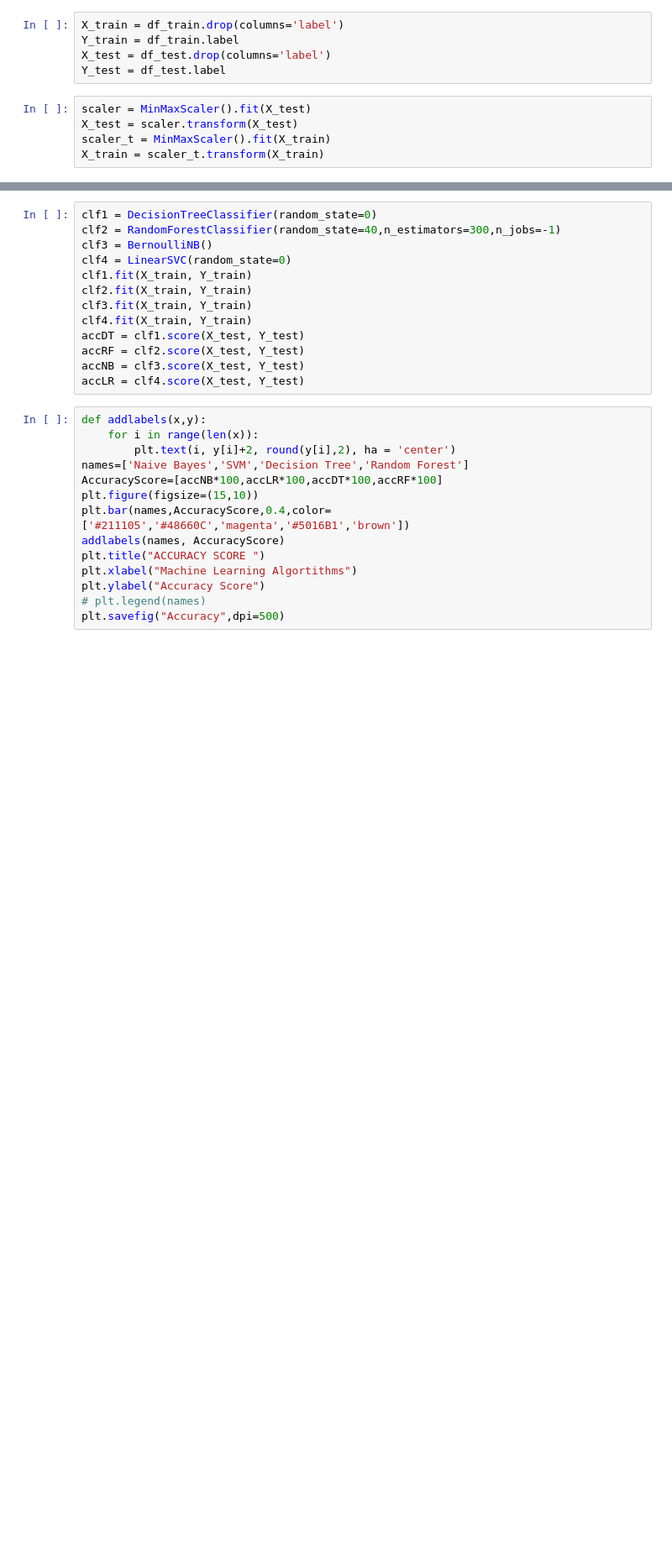
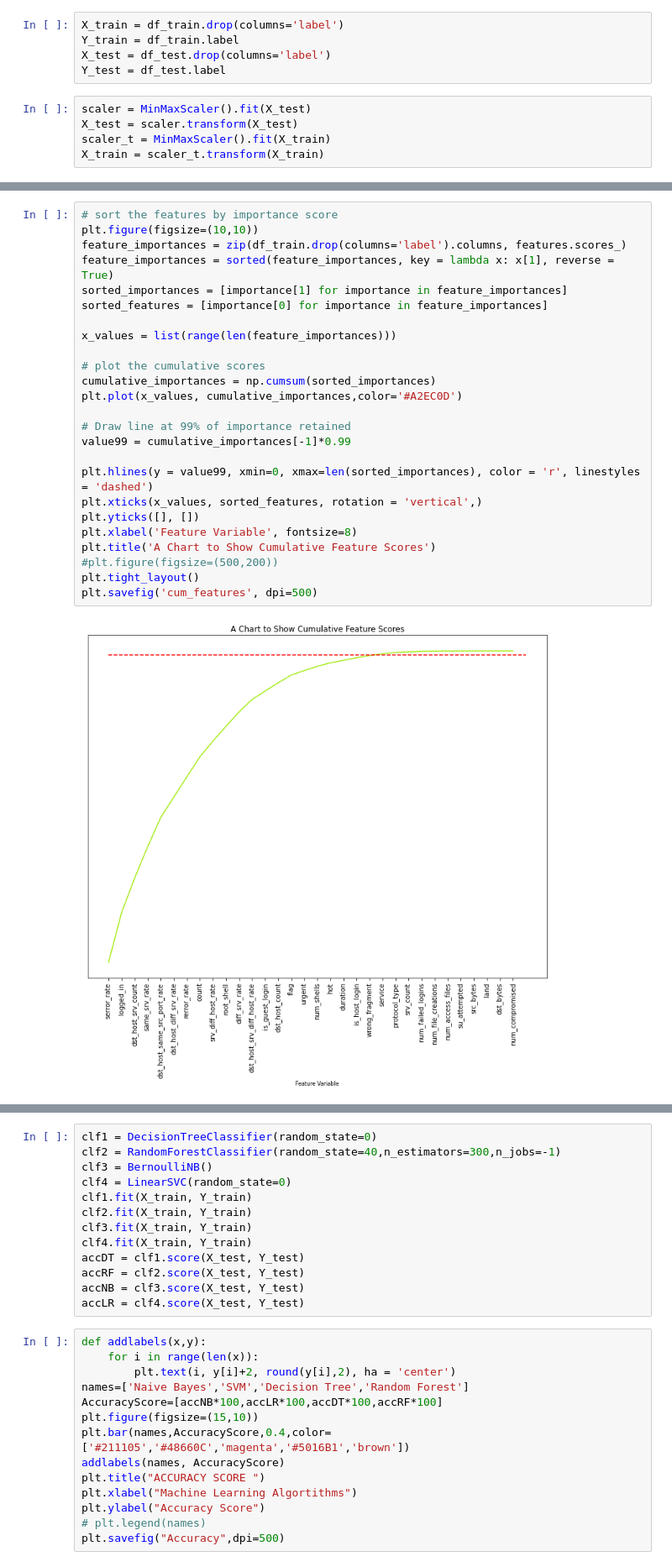
Before and after one commit to Bezes13/LSC, a Jupyter notebook: Projekt_NIDS/NIDS_Belzer_Wendt_main.ipynb, the cells around one changed output, grey strips where cells are left out. Shown: that part at 84% size. Cells and saved outputs as stored; diff of their text form; blank space fills up the shorter version.

```diff
--- a/Projekt_NIDS/NIDS_Belzer_Wendt_main.ipynb
+++ b/Projekt_NIDS/NIDS_Belzer_Wendt_main.ipynb
@@ -745,0 +788,27 @@ X_train = scaler_t.transform(X_train)
+# %%
+# sort the features by importance score
+plt.figure(figsize=(10,10))
+feature_importances = zip(df_train.drop(columns='label').columns, features.scores_)
+feature_importances = sorted(feature_importances, key = lambda x: x[1], reverse = True)
+sorted_importances = [importance[1] for importance in feature_importances]
+sorted_features = [importance[0] for importance in feature_importances]
+
+x_values = list(range(len(feature_importances)))
+
+# plot the cumulative scores
+cumulative_importances = np.cumsum(sorted_importances)
+plt.plot(x_values, cumulative_importances,color='#A2EC0D')
+
+# Draw line at 99% of importance retained
+value99 = cumulative_importances[-1]*0.99
+
+plt.hlines(y = value99, xmin=0, xmax=len(sorted_importances), color = 'r', linestyles = 'dashed')
+plt.xticks(x_values, sorted_features, rotation = 'vertical',)
+plt.yticks([], [])
+plt.xlabel('Feature Variable', fontsize=8)
+plt.title('A Chart to Show Cumulative Feature Scores')
+#plt.figure(figsize=(500,200))
+plt.tight_layout()
+plt.savefig('cum_features', dpi=500)
+# %% [output]
+[figure, added]
```
Also changed, not shown: parts of 11 cells of this notebook.
